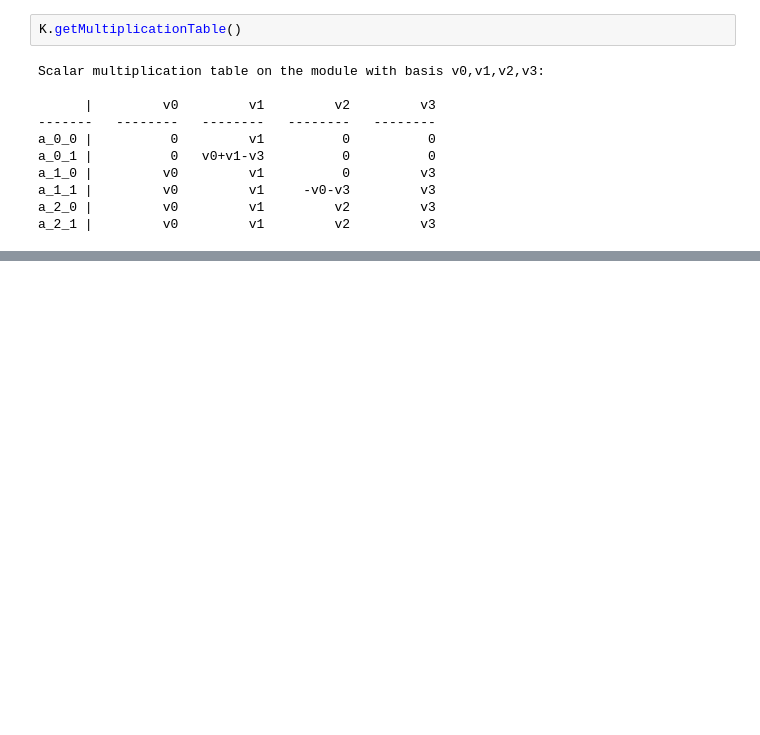
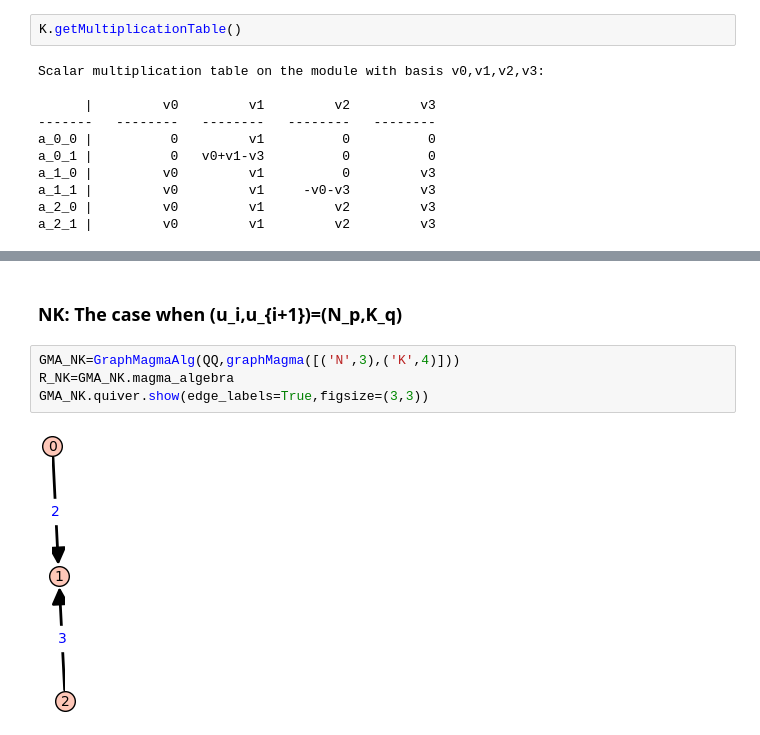
Before and after one commit to Hacettepe-University/Graph-Magma-Algebras, a Jupyter notebook: graphMagmaAlgebras.ipynb, the cells around one changed output, grey strips where cells are left out. Saved outputs shown, nothing was run; the diff lists cells and outputs as text; blank space fills up the shorter version.

```diff
--- a/graphMagmaAlgebras.ipynb
+++ b/graphMagmaAlgebras.ipynb
@@ -965,0 +1052,8 @@ B[v0] + 2*B[v1] + 3*B[v2] + 4*B[v3]
+# %% [markdown]
+### NK: The case when (u_i,u_{i+1})=(N_p,K_q)
+# %%
+GMA_NK=GraphMagmaAlg(QQ,graphMagma([('N',3),('K',4)]))
+R_NK=GMA_NK.magma_algebra
+GMA_NK.quiver.show(edge_labels=True,figsize=(3,3))
+# %% [output]
+[figure, added]
```
Also changed, not shown: parts of 21 cells of this notebook.
